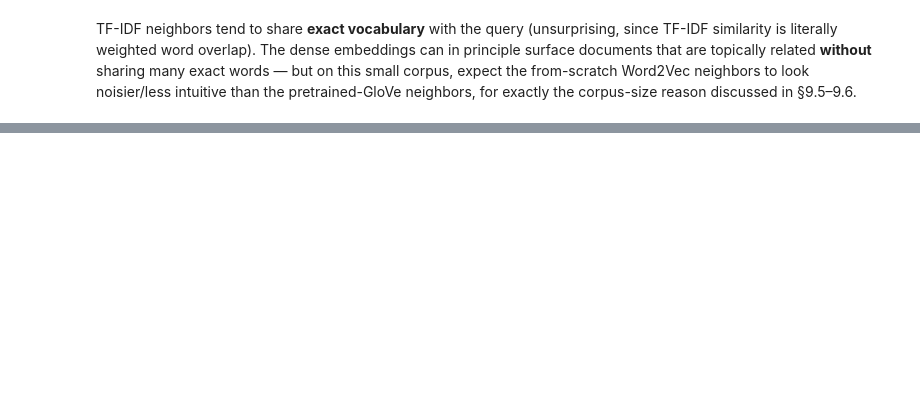
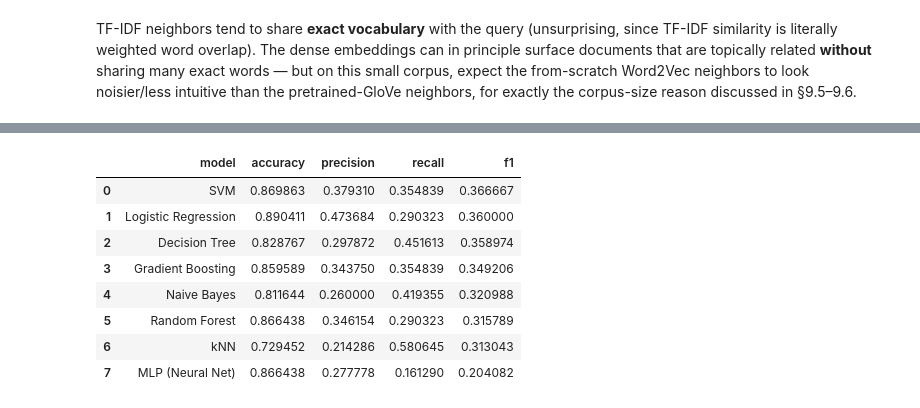
Before and after one commit to Jero2110/NLP_Phase02, a Jupyter notebook: analysis/analysis.ipynb, the cells around one changed output, grey strips where cells are left out. Drawn from its saved outputs; the diff is of its cells as text; code cells hidden in the pictures; blank space fills up the shorter version.

```diff
--- a/analysis/analysis.ipynb
+++ b/analysis/analysis.ipynb
@@ -1148,0 +1294,35 @@ risky, and borrowing pretrained ones (GloVe) is the more reliable choice.
+# %%
+
+cv = StratifiedKFold(n_splits=3, shuffle=True, random_state=RANDOM_STATE)
+
+results = []
+fitted_models = {}
+
+
+def run_model(name, estimator, param_grid, prefix="clf__"):
+    '''Grid-search (with correctly nested oversampling) + held-out test evaluation for one model.'''
+    pipe = ImbPipeline([
+        ("oversample", RandomOverSampler(random_state=RANDOM_STATE)),
+        ("clf", estimator),
+    ])
+    grid = {f"{prefix}{k}": v for k, v in param_grid.items()}
+    gs = GridSearchCV(pipe, grid, scoring="f1", cv=cv, n_jobs=-1)
+    gs.fit(X_train, y_train)
+
+    best = gs.best_estimator_
+    y_pred = best.predict(X_test)
+
+    metrics = {
+        "model": name,
+        "accuracy": accuracy_score(y_test, y_pred),
+        "precision": precision_score(y_test, y_pred, zero_division=0),
+        "recall": recall_score(y_test, y_pred, zero_division=0),
+        "f1": f1_score(y_test, y_pred, zero_division=0),
+    }
+    results.append(metrics)
+    fitted_models[name] = {"estimator": best, "y_pred": y_pred, "best_params": gs.best_params_}
+
+    print(f"=== {name} ===  best_params={gs.best_params_}")
+    print(f"  accuracy={metrics['accuracy']:.3f}  precision={metrics['precision']:.3f}  "
+          f"recall={metrics['recall']:.3f}  f1={metrics['f1']:.3f}")
+    return best
@@ -1148,0 +1537,14 @@ risky, and borrowing pretrained ones (GloVe) is the more reliable choice.
+# %%
+
+results_df = pd.DataFrame(results).sort_values("f1", ascending=False).reset_index(drop=True)
+results_df
+# %% [output]
+|  | model | accuracy | precision | recall | f1 |
+| 0 | SVM | 0.869863 | 0.379310 | 0.354839 | 0.366667 |
+| 1 | Logistic Regression | 0.890411 | 0.473684 | 0.290323 | 0.360000 |
+| 2 | Decision Tree | 0.828767 | 0.297872 | 0.451613 | 0.358974 |
+| 3 | Gradient Boosting | 0.859589 | 0.343750 | 0.354839 | 0.349206 |
+| 4 | Naive Bayes | 0.811644 | 0.260000 | 0.419355 | 0.320988 |
+| 5 | Random Forest | 0.866438 | 0.346154 | 0.290323 | 0.315789 |
+| 6 | kNN | 0.729452 | 0.214286 | 0.580645 | 0.313043 |
+| 7 | MLP (Neural Net) | 0.866438 | 0.277778 | 0.161290 | 0.204082 |
```
Also changed, not shown: parts of 41 cells of this notebook, 1 other file.
